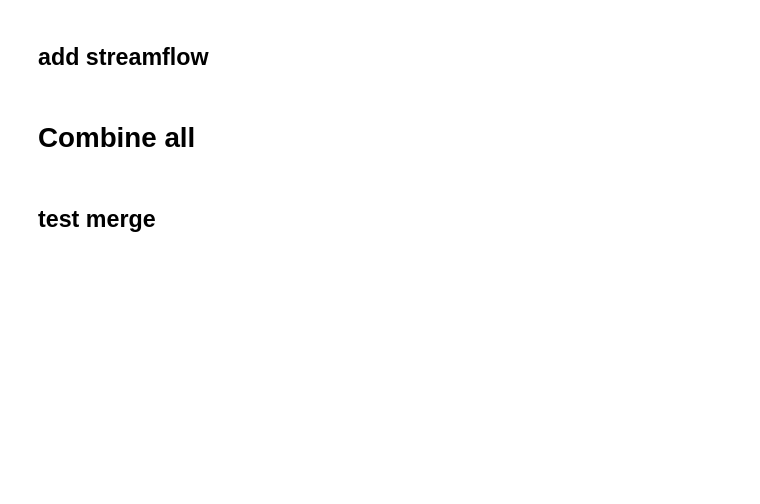
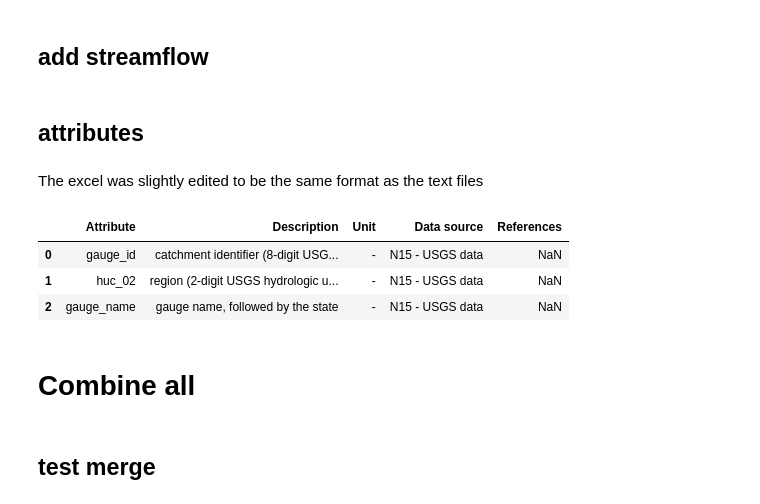
Before and after one commit to Daafip/CAMELS-to-netcdf, a Jupyter notebook: read camels.ipynb, the cells around one changed output. Saved outputs shown, nothing was run; the diff lists cells and outputs as text; code cells hidden in the pictures; blank space fills up the shorter version.

Commit message:
also add proper units, name and description

```diff
--- a/read camels.ipynb
+++ b/read camels.ipynb
@@ -8,4 +8,5 @@ import xarray as xr
 # %% [markdown]
 Path to dataset
 # %%
-path = PosixPath('/media/davidhaasnoot/files/large_data_sets/CAMELS')
+# path = PosixPath('/media/davidhaasnoot/files/large_data_sets/CAMELS')
+path = WindowsPath('D:/large_data_sets/CAMELS')
@@ -89,3 +86,15 @@ alpha = np.array(lst_alpha).mean()
 # %%
 streamflow_path = path / forcing_sub_path_1 / forcing_sub_path_2 / 'usgs_streamflow'
 streamflow_file_path = streamflow_path / f'{folder_id}' / f'{basin_id}_streamflow_qc.txt'
+# %% [markdown]
+## attributes
+# %% [markdown]
+The excel was slightly edited to be the same format as the text files
+# %%
+df_meta_data_labels = pd.read_excel(path / 'camels_attributes_v2.0_edited.xlsx')
+df_meta_data_labels.head(3)
+# %% [output]
+|  | Attribute | Description | Unit | Data source | References |
+| 0 | gauge_id | catchment identifier (8-digit USG... | - | N15 - USGS data | NaN |
+| 1 | huc_02 | region (2-digit USGS hydrologic u... | - | N15 - USGS data | NaN |
+| 2 | gauge_name | gauge name, followed by the state | - | N15 - USGS data | NaN |
```
Also changed, not shown: parts of 29 cells of this notebook, 3 other files.
